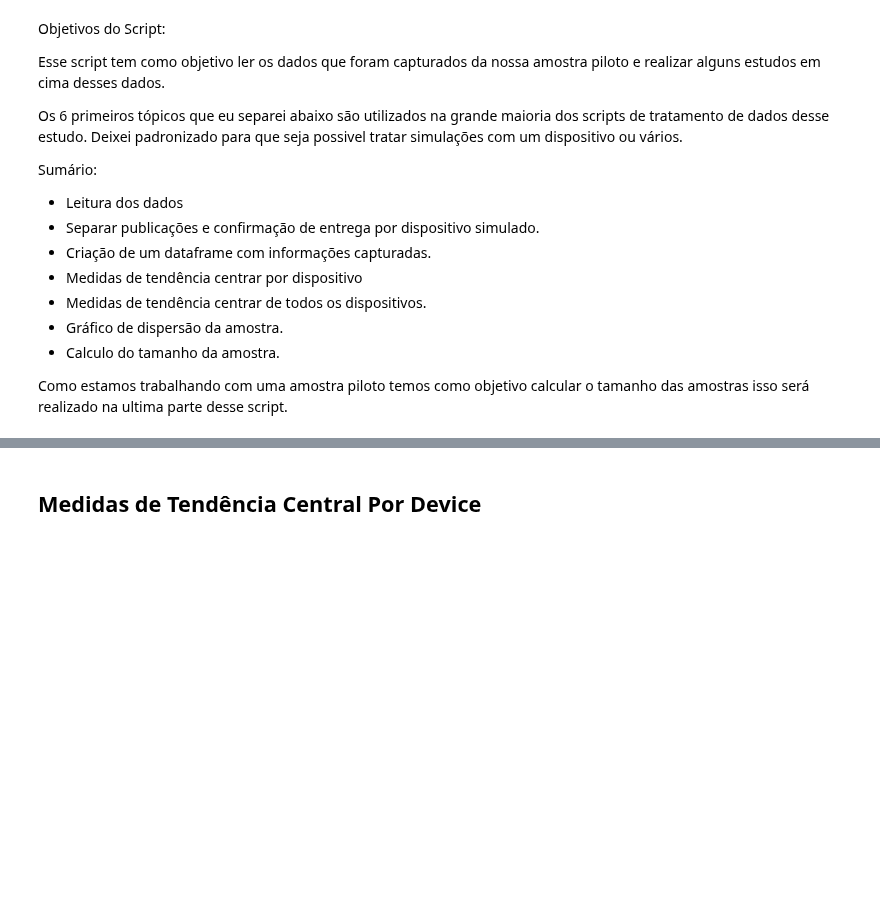
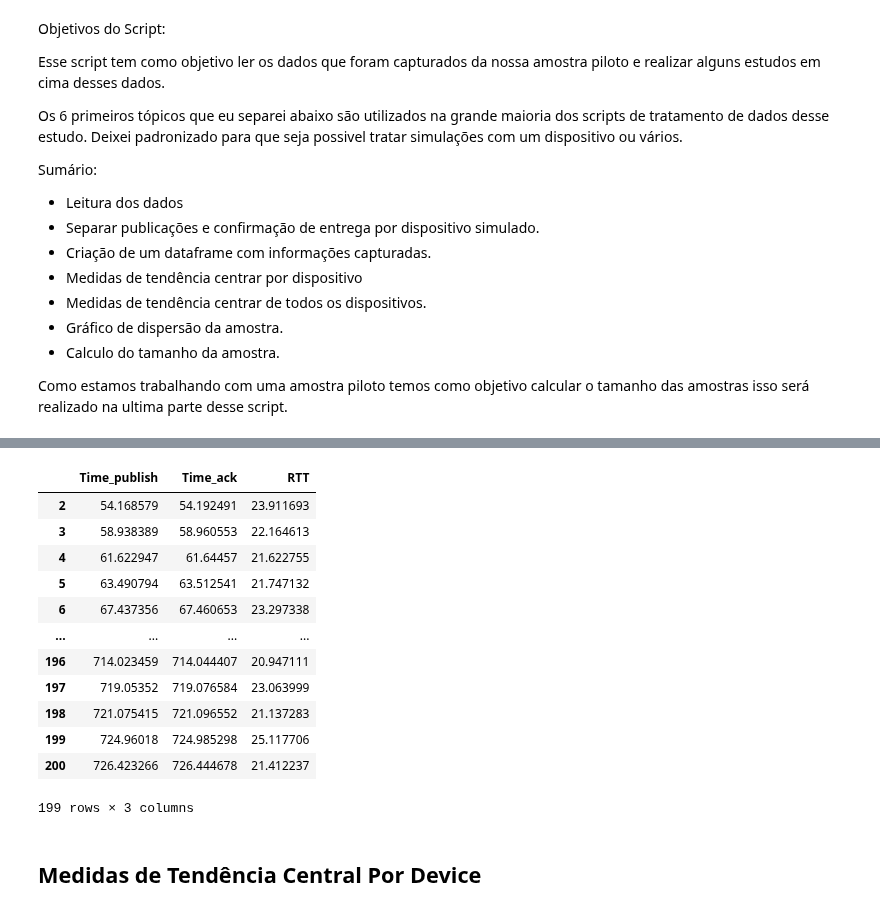
Before and after one commit to joaogabriel1995/iot-analise-tcc, a Jupyter notebook: Data_analytics/device-5-sizepayload-256-msg-200/amostrapiloto.ipynb, the cells around one changed output, grey strips where cells are left out. Saved outputs shown, nothing was run; the diff lists cells and outputs as text; code cells hidden in the pictures; blank space fills up the shorter version.

```diff
--- a/Data_analytics/device-5-sizepayload-256-msg-200/amostrapiloto.ipynb
+++ b/Data_analytics/device-5-sizepayload-256-msg-200/amostrapiloto.ipynb
@@ -78,3 +78,19 @@ for port in ports:
+# %%
+data[36573]
+# %% [output]
+|  | Time_publish | Time_ack | RTT |
+| 2 | 54.168579 | 54.192491 | 23.911693 |
+| 3 | 58.938389 | 58.960553 | 22.164613 |
+| 4 | 61.622947 | 61.64457 | 21.622755 |
+| 5 | 63.490794 | 63.512541 | 21.747132 |
+| 6 | 67.437356 | 67.460653 | 23.297338 |
+| ... | ... | ... | ... |
+| 196 | 714.023459 | 714.044407 | 20.947111 |
+| 197 | 719.05352 | 719.076584 | 23.063999 |
+| 198 | 721.075415 | 721.096552 | 21.137283 |
+| 199 | 724.96018 | 724.985298 | 25.117706 |
+| 200 | 726.423266 | 726.444678 | 21.412237 |
+199 rows × 3 columns
 # %% [markdown]
 ## Medidas de Tendência Central Por Device
 # %%
```
Also changed, not shown: parts of 7 cells of this notebook, 56 other files.
